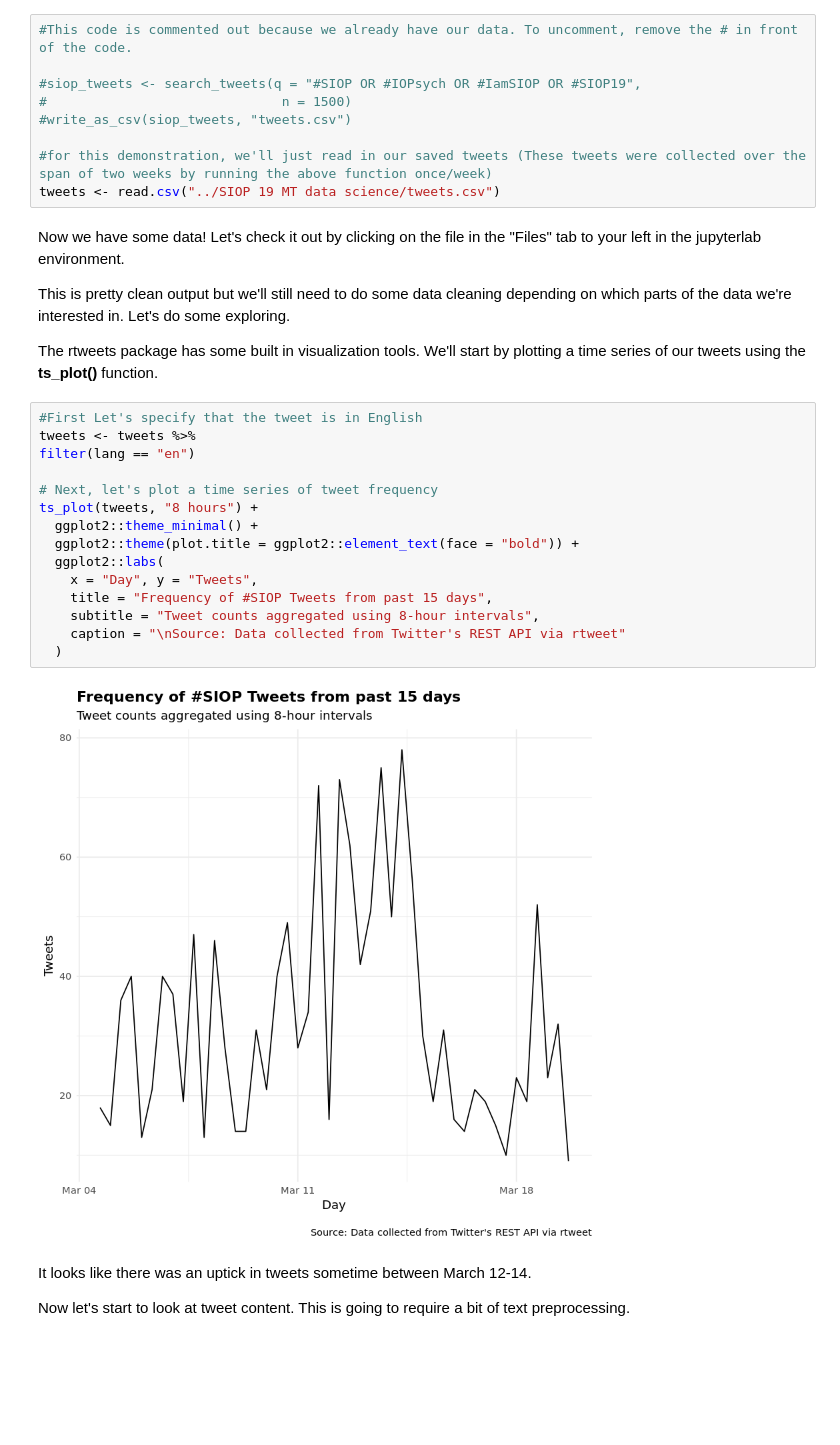
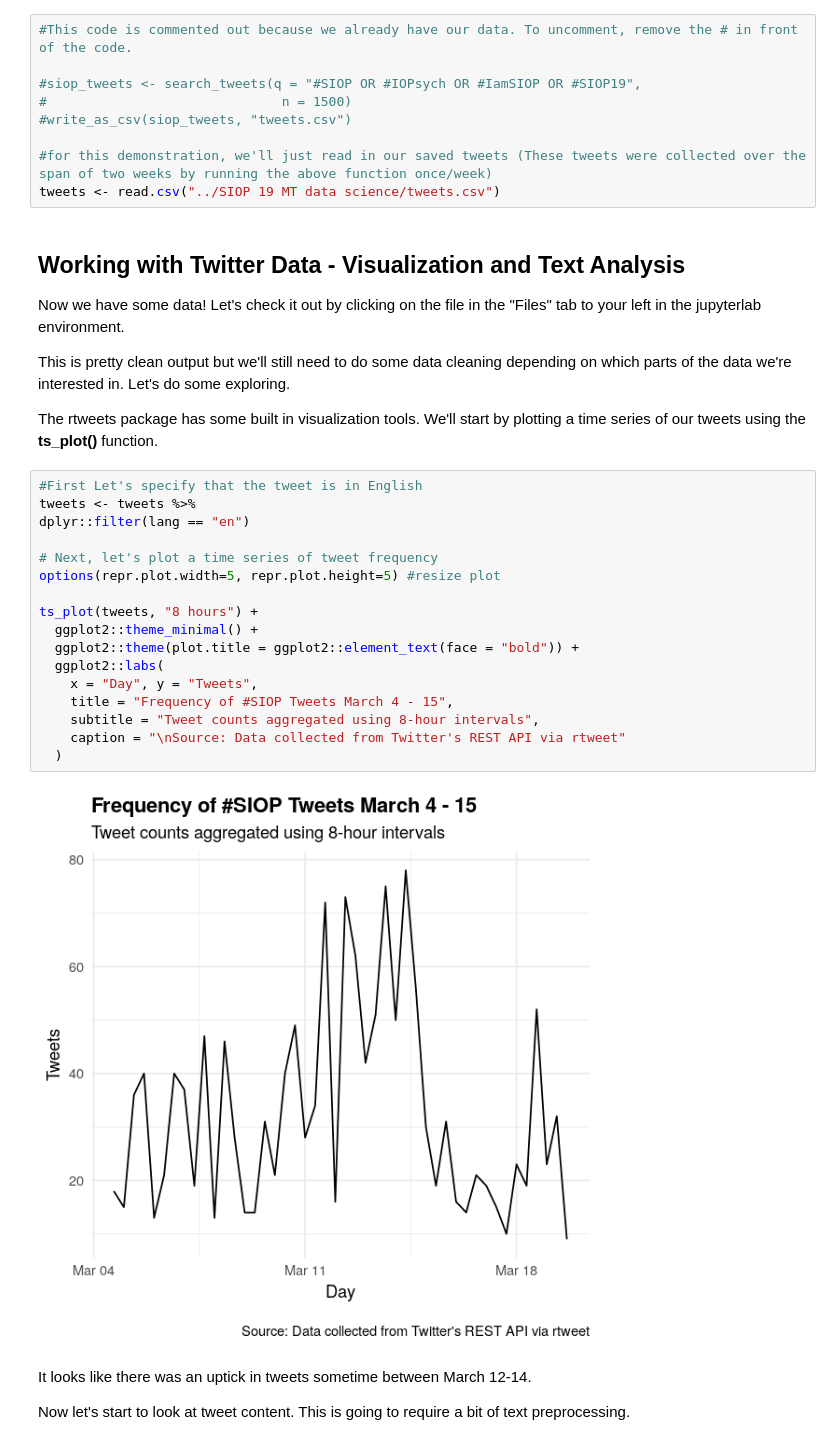
Before and after one commit to TNT-Lab/SIOP-2019-IO-Data-Science-Master-Tutorial, a Jupyter notebook: twittersentimentanalysis.ipynb, the cells around one changed output. Saved outputs shown, nothing was run; the diff lists cells and outputs as text; blank space fills up the shorter version.

```diff
--- a/twittersentimentanalysis.ipynb
+++ b/twittersentimentanalysis.ipynb
@@ -52,6 +55,7 @@ Using the **rtweets::search_tweets()**  we'll specify our search parameters usin
 #for this demonstration, we'll just read in our saved tweets (These tweets were collected over the span of two weeks by running the above function once/week)
 tweets <- read.csv("../SIOP 19 MT data science/tweets.csv")
 # %% [markdown]
+## Working with Twitter Data - Visualization and Text Analysis
 Now we have some data! Let's check it out by clicking on the file in the "Files" tab to your left in the jupyterlab environment.
 
 This is pretty clean output but we'll still need to do some data cleaning depending on which parts of the data we're interested in. Let's do some exploring.
@@ -60,20 +64,22 @@ The rtweets package has some built in visualization tools. We'll start by plotti
 # %%
 #First Let's specify that the tweet is in English
 tweets <- tweets %>%
-filter(lang == "en")
+dplyr::filter(lang == "en")
 
 # Next, let's plot a time series of tweet frequency
+options(repr.plot.width=5, repr.plot.height=5) #resize plot
+
 ts_plot(tweets, "8 hours") +
   ggplot2::theme_minimal() +
   ggplot2::theme(plot.title = ggplot2::element_text(face = "bold")) +
   ggplot2::labs(
     x = "Day", y = "Tweets",
-    title = "Frequency of #SIOP Tweets from past 15 days",
+    title = "Frequency of #SIOP Tweets March 4 - 15",
     subtitle = "Tweet counts aggregated using 8-hour intervals",
     caption = "\nSource: Data collected from Twitter's REST API via rtweet"
   )
 # %% [output]
-[figure, old version]
+[figure, new version]
 # %% [markdown]
 It looks like there was an uptick in tweets sometime between March 12-14.
 
```
Also changed, not shown: parts of 9 cells of this notebook.
